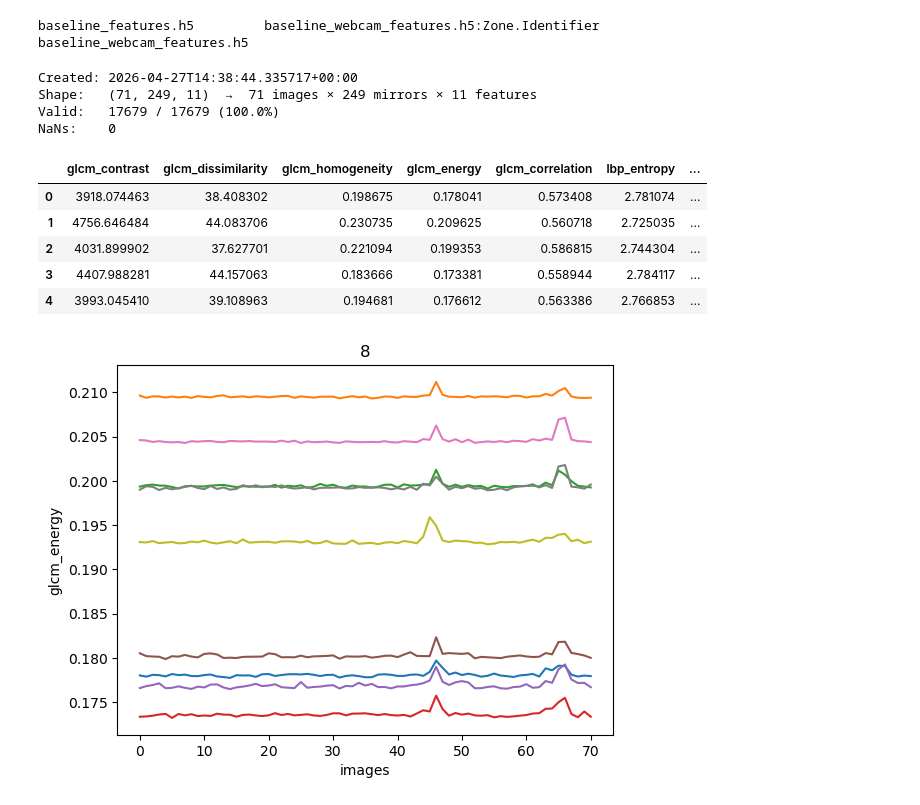
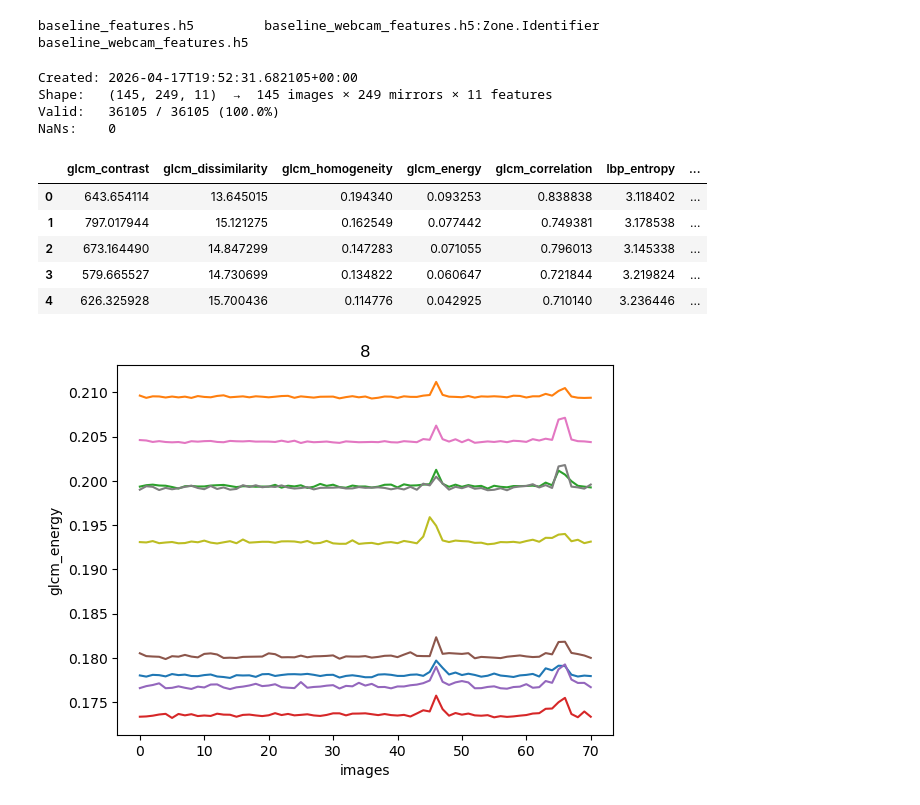
Before and after one commit to pawel21/Computer_vision_for_MAGIC, a Jupyter notebook: notebooks/baseline/check_for_webcam_img.ipynb, the cells around one changed output. Saved outputs shown, nothing was run; the diff lists cells and outputs as text; code cells hidden in the pictures.

Commit message:
work on baseline for find outlies

```diff
--- a/notebooks/baseline/check_for_webcam_img.ipynb
+++ b/notebooks/baseline/check_for_webcam_img.ipynb
@@ -55,43 +55,44 @@ BASELINE_DIR = Path("home/pgliwny/Praca/Computer_vision_for_MAGIC/data/baseline"
 
 BASELINE_FILE_UBUNTU = "/media/pgliwny/ADATA HD3303/Computer_Vision_system/data/baseline/baseline_webcam_features.h5"
 BASELINE_FILE_WSL = "/home/pgliwny/Praca/Computer_vision_for_MAGIC/data/baseline/baseline_webcam_features.h5"
+BASELINE_FILE_WSL_2 = "/home/pgliwny/Praca/Computer_vision_for_MAGIC/data/baseline/baseline_features.h5"
 
-with h5py.File(BASELINE_FILE_WSL, "r") as f:
+with h5py.File(BASELINE_FILE_WSL_2, "r") as f:
     features = f["feature_matrix"][:]        # (n_images, 249, 11)
     valid = f["valid_mask"][:]               # (n_images, 249)
     names = [n.decode() for n in f["features_name"][:]]
     filenames = [n.decode() for n in f["image_filenames"][:]]
 
     # metadata
     print(f"Created: {f.attrs['created_at']}")
     print(f"Shape:   {features.shape}  →  {len(filenames)} images × {features.shape[1]} mirrors × {len(names)} features")
 
 # ── quick sanity check ──────────────────────────────────────────
 print(f"Valid:   {valid.sum()} / {valid.size} ({100*valid.mean():.1f}%)")
 print(f"NaNs:    {np.isnan(features).sum()}")
 
 # ── flatten to DataFrame for EDA ────────────────────────────────
 # one row per (image, mirror) pair
 idx = np.argwhere(valid)  # only valid entries
 rows = features[idx[:, 0], idx[:, 1], :]
 
 df = pd.DataFrame(rows, columns=names)
 df["image_idx"] = idx[:, 0]
 df["mirror_id"] = idx[:, 1]
 df["filename"] = df["image_idx"].map(dict(enumerate(filenames)))
 
 df.head()
 # %% [output]
-Created: 2026-04-27T14:38:44.335717+00:00
-Shape:   (71, 249, 11)  →  71 images × 249 mirrors × 11 features
-Valid:   17679 / 17679 (100.0%)
+Created: 2026-04-17T19:52:31.682105+00:00
+Shape:   (145, 249, 11)  →  145 images × 249 mirrors × 11 features
+Valid:   36105 / 36105 (100.0%)
 NaNs:    0
 |  | glcm_contrast | glcm_dissimilarity | glcm_homogeneity | glcm_energy | glcm_correlation | lbp_entropy | ... |
-| 0 | 3918.074463 | 38.408302 | 0.198675 | 0.178041 | 0.573408 | 2.781074 | ... |
-| 1 | 4756.646484 | 44.083706 | 0.230735 | 0.209625 | 0.560718 | 2.725035 | ... |
-| 2 | 4031.899902 | 37.627701 | 0.221094 | 0.199353 | 0.586815 | 2.744304 | ... |
-| 3 | 4407.988281 | 44.157063 | 0.183666 | 0.173381 | 0.558944 | 2.784117 | ... |
-| 4 | 3993.045410 | 39.108963 | 0.194681 | 0.176612 | 0.563386 | 2.766853 | ... |
+| 0 | 643.654114 | 13.645015 | 0.194340 | 0.093253 | 0.838838 | 3.118402 | ... |
+| 1 | 797.017944 | 15.121275 | 0.162549 | 0.077442 | 0.749381 | 3.178538 | ... |
+| 2 | 673.164490 | 14.847299 | 0.147283 | 0.071055 | 0.796013 | 3.145338 | ... |
+| 3 | 579.665527 | 14.730699 | 0.134822 | 0.060647 | 0.721844 | 3.219824 | ... |
+| 4 | 626.325928 | 15.700436 | 0.114776 | 0.042925 | 0.710140 | 3.236446 | ... |
 # %%
 row_sizes = [9, 11, 13, 15, 17, 17, 17, 17, 17, 17, 17, 17, 17, 15, 13, 11, 9]
 # %%
```
Also changed, not shown: parts of 1 cell of this notebook, 2 other files.
